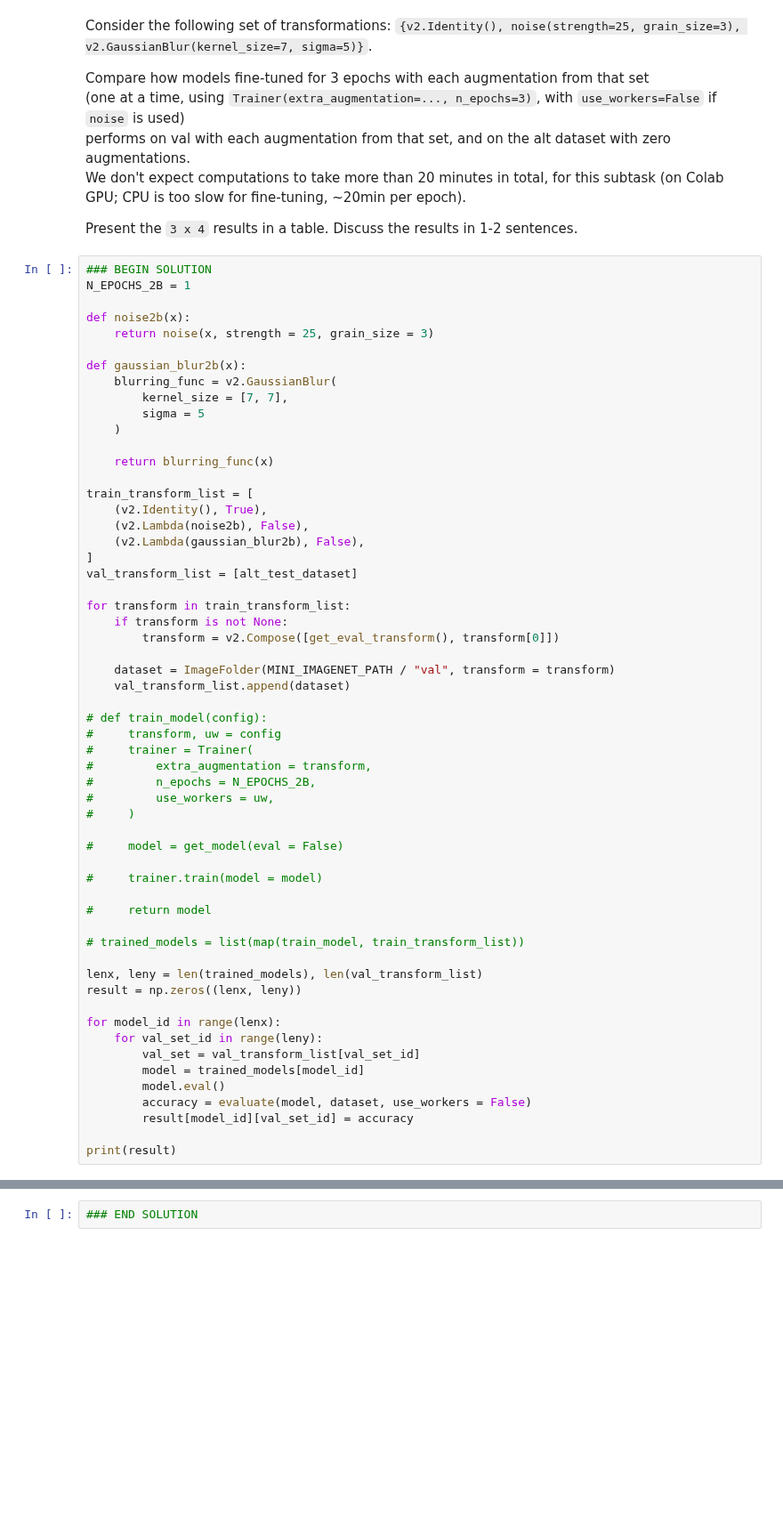
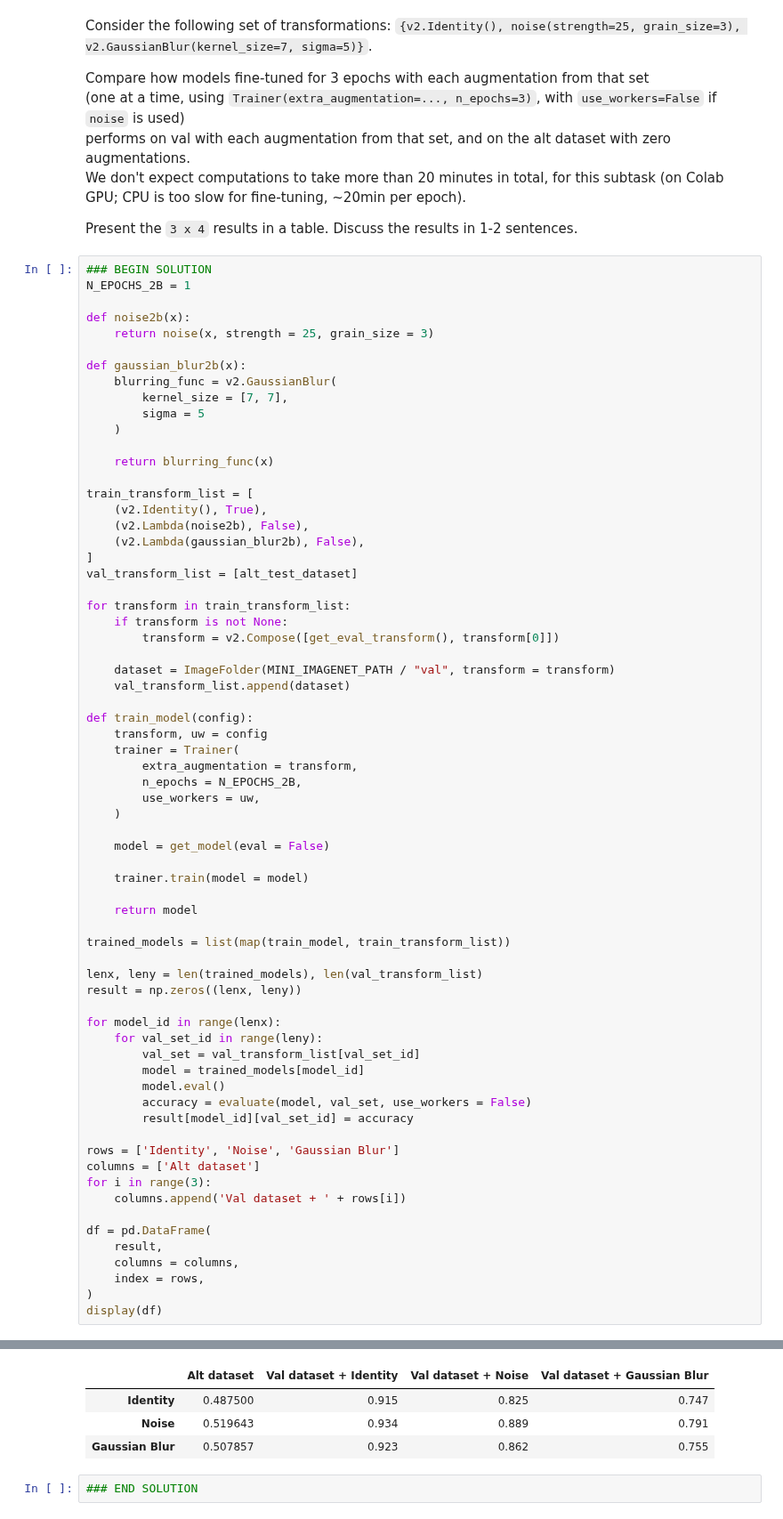
Before and after one commit to Jokilos/ML-stuff, a Jupyter notebook: DNN/hw2/hw2-textureVsShape-student.ipynb, the cells around one changed output, grey strips where cells are left out. Shown at 89% size. Saved outputs shown, nothing was run; the diff lists cells and outputs as text; blank space fills up the shorter version.

```diff
--- a/DNN/hw2/hw2-textureVsShape-student.ipynb
+++ b/DNN/hw2/hw2-textureVsShape-student.ipynb
@@ -954,21 +954,21 @@ for transform in train_transform_list:
     dataset = ImageFolder(MINI_IMAGENET_PATH / "val", transform = transform)
     val_transform_list.append(dataset)
 
-# def train_model(config):
-#     transform, uw = config
-#     trainer = Trainer(
-#         extra_augmentation = transform,
-#         n_epochs = N_EPOCHS_2B,
-#         use_workers = uw,
-#     )
+def train_model(config):
+    transform, uw = config
+    trainer = Trainer(
+        extra_augmentation = transform,
+        n_epochs = N_EPOCHS_2B,
+        use_workers = uw,
+    )
 
-#     model = get_model(eval = False)
+    model = get_model(eval = False)
 
-#     trainer.train(model = model)
+    trainer.train(model = model)
 
-#     return model
+    return model
 
-# trained_models = list(map(train_model, train_transform_list))
+trained_models = list(map(train_model, train_transform_list))
 
 lenx, leny = len(trained_models), len(val_transform_list)
 result = np.zeros((lenx, leny))
@@ -978,8 +978,18 @@ for model_id in range(lenx):
         val_set = val_transform_list[val_set_id]
         model = trained_models[model_id]
         model.eval()
-        accuracy = evaluate(model, dataset, use_workers = False)
+        accuracy = evaluate(model, val_set, use_workers = False)
         result[model_id][val_set_id] = accuracy
 
-print(result)
+rows = ['Identity', 'Noise', 'Gaussian Blur']
+columns = ['Alt dataset']
+for i in range(3):
+    columns.append('Val dataset + ' + rows[i])
+
+df = pd.DataFrame(
+    result,
+    columns = columns,
+    index = rows,
+)
+display(df)
 # %% [output]
@@ -996,3 +996,7 @@ TypeError: conv2d() received an invalid combination of arguments - got (ConcatDa
+|  | Alt dataset | Val dataset + Identity | Val dataset + Noise | Val dataset + Gaussian Blur |
+| Identity | 0.487500 | 0.915 | 0.825 | 0.747 |
+| Noise | 0.519643 | 0.934 | 0.889 | 0.791 |
+| Gaussian Blur | 0.507857 | 0.923 | 0.862 | 0.755 |
 # %%
 ### END SOLUTION
 # %% [markdown]
```
Also changed, not shown: parts of 1 cell of this notebook.
